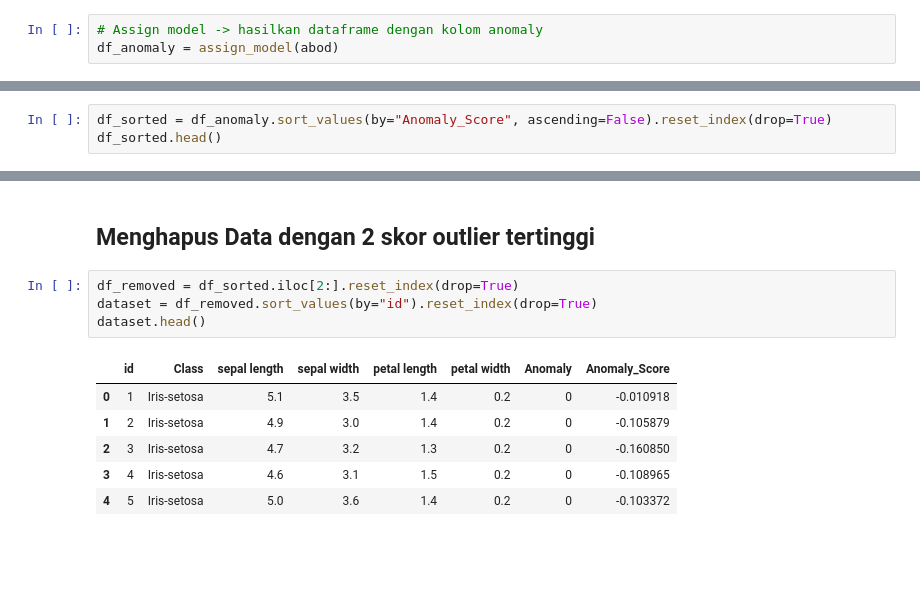
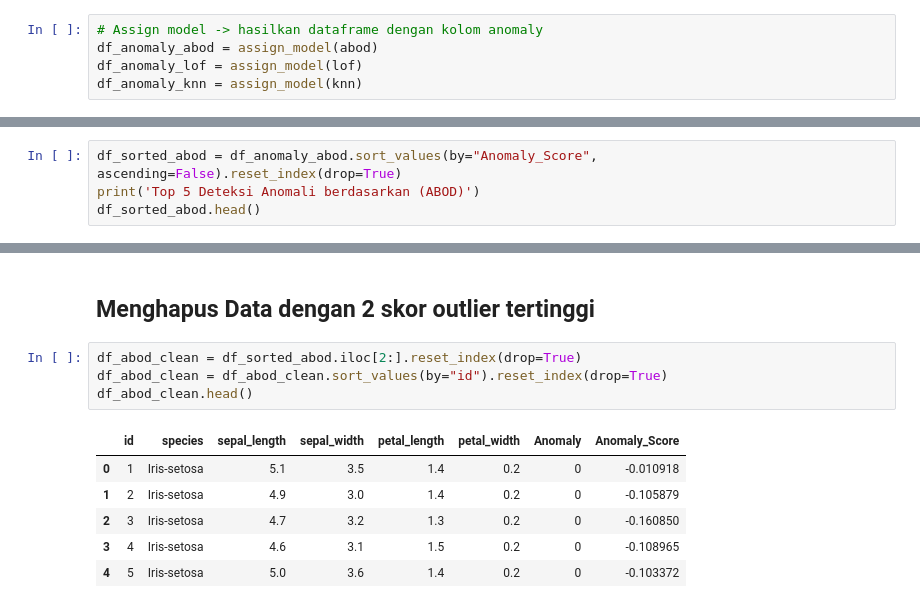
Before and after one commit to Ryzalll/PSD, a Jupyter notebook: _build/jupyter_execute/outlier-detection.ipynb, the cells around one changed output, grey strips where cells are left out. Drawn from its saved outputs; the diff is of its cells as text; blank space fills up the shorter version.

```diff
--- a/_build/jupyter_execute/outlier-detection.ipynb
+++ b/_build/jupyter_execute/outlier-detection.ipynb
@@ -39,10 +115,13 @@ plot_model(abod, plot = 'tsne')
 ## Implementasi Model ke dataset
 # %%
 # Assign model -> hasilkan dataframe dengan kolom anomaly
-df_anomaly = assign_model(abod)
+df_anomaly_abod = assign_model(abod)
+df_anomaly_lof = assign_model(lof)
+df_anomaly_knn = assign_model(knn)
 # %% [markdown]
 ## Menampilkan Data dengan skor outlier tertinggi
 # %%
-df_sorted = df_anomaly.sort_values(by="Anomaly_Score", ascending=False).reset_index(drop=True)
-df_sorted.head()
+df_sorted_abod = df_anomaly_abod.sort_values(by="Anomaly_Score", ascending=False).reset_index(drop=True)
+print('Top 5 Deteksi Anomali berdasarkan (ABOD)')
+df_sorted_abod.head()
 # %% [output]
@@ -55,11 +159,11 @@ df_sorted.head()
 # %% [markdown]
 ## Menghapus Data dengan 2 skor outlier tertinggi
 # %%
-df_removed = df_sorted.iloc[2:].reset_index(drop=True)
-dataset = df_removed.sort_values(by="id").reset_index(drop=True)
-dataset.head()
+df_abod_clean = df_sorted_abod.iloc[2:].reset_index(drop=True)
+df_abod_clean = df_abod_clean.sort_values(by="id").reset_index(drop=True)
+df_abod_clean.head()
 # %% [output]
-|  | id | Class | sepal length | sepal width | petal length | petal width | Anomaly | Anomaly_Score |
+|  | id | species | sepal_length | sepal_width | petal_length | petal_width | Anomaly | Anomaly_Score |
 | 0 | 1 | Iris-setosa | 5.1 | 3.5 | 1.4 | 0.2 | 0 | -0.010918 |
 | 1 | 2 | Iris-setosa | 4.9 | 3.0 | 1.4 | 0.2 | 0 | -0.105879 |
 | 2 | 3 | Iris-setosa | 4.7 | 3.2 | 1.3 | 0.2 | 0 | -0.160850 |
```
Also changed, not shown: parts of 17 cells of this notebook, 13 other files.
